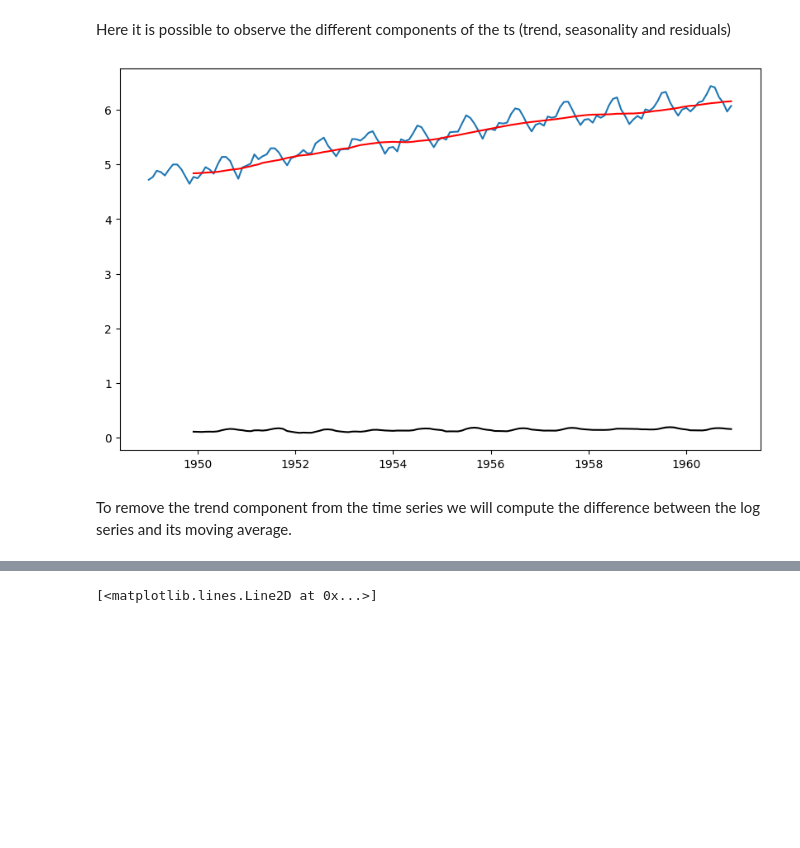
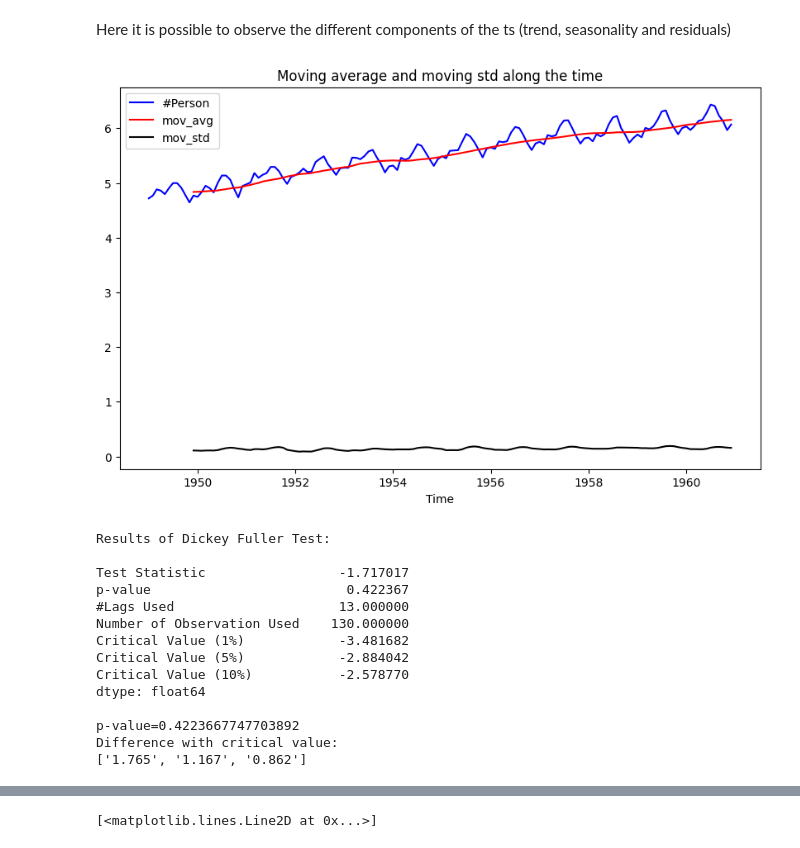
Before and after one commit to stefanospadari/Spadari-AirPassengers, a Jupyter notebook: ARIMA.ipynb, the cells around one changed output, grey strips where cells are left out. Saved outputs shown, nothing was run; the diff lists cells and outputs as text; code cells hidden in the pictures; blank space fills up the shorter version.

```diff
--- a/ARIMA.ipynb
+++ b/ARIMA.ipynb
@@ -199,17 +248,20 @@ plt.show()
 # %% [markdown]
 Here it is possible to observe the different components of the ts (trend, seasonality and residuals)
 # %%
-mov_avg = df_logScale.rolling(window=12).mean().dropna()
-mov_std = df_logScale.rolling(window=12).std().dropna()
-
-plt.plot(df_logScale)
-plt.plot(mov_avg, color="red")
-# plt.show()
-
-plt.plot(mov_std, color="black")
-# plt.ylim(0,6.5)
-plt.show()
+test_stationary(df_logScale, window=12)
 # %% [output]
-[figure, old version]
+[figure, new version]
+Results of Dickey Fuller Test:
+
+Test Statistic                 -1.717017
+p-value                         0.422367
+#Lags Used                     13.000000
+Number of Observation Used    130.000000
+Critical Value (1%)            -3.481682
+Critical Value (5%)            -2.884042
+Critical Value (10%)           -2.578770
+dtype: float64
+
+p-value=0.4223667747703892
+Difference with critical value:
+['1.765', '1.167', '0.862']
-# %% [markdown]
-To remove the trend component from the time series we will compute the difference between the log series and its moving average.
```
Also changed, not shown: parts of 47 cells of this notebook.
